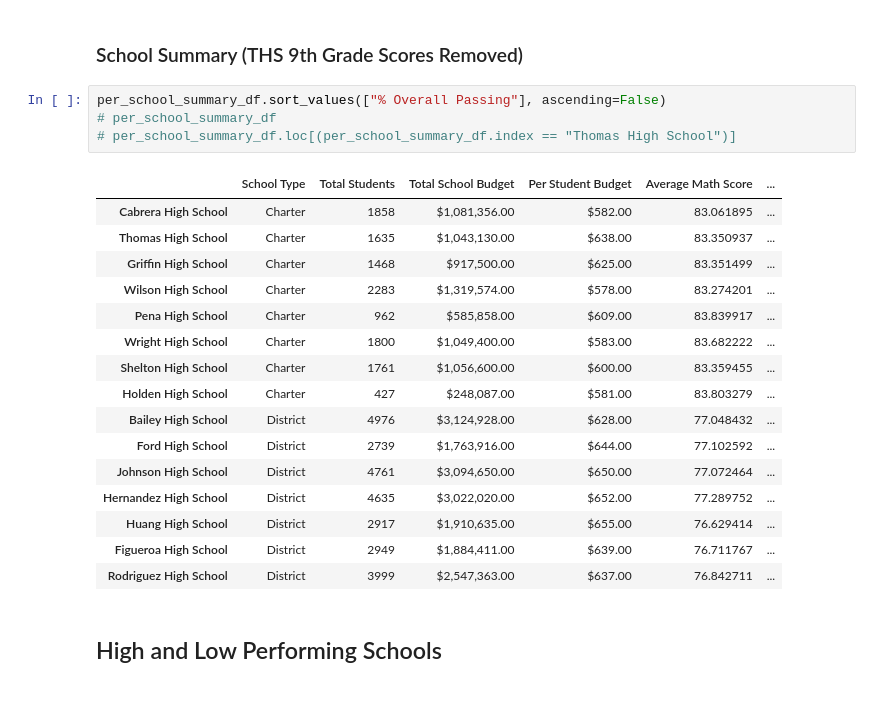
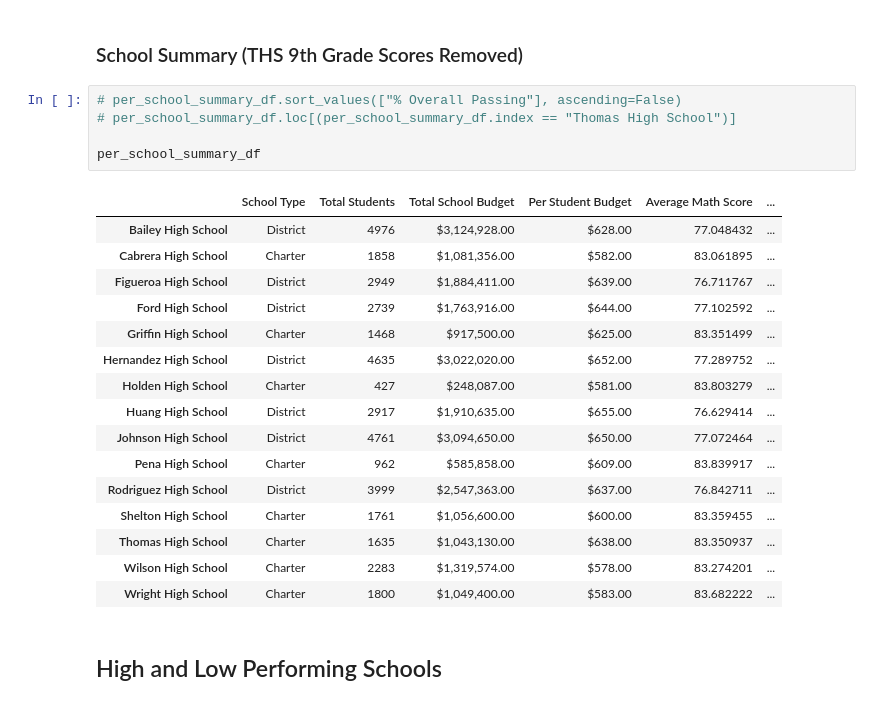
Before and after one commit to amykatherines/School_District_Analysis, a Jupyter notebook: PyCitySchools_Challenge.ipynb, the cells around one changed output. Drawn from its saved outputs; the diff is of its cells as text.

```diff
--- a/PyCitySchools_Challenge.ipynb
+++ b/PyCitySchools_Challenge.ipynb
@@ -250,26 +250,27 @@ per_school_summary_df.loc[(per_school_summary_df.index == "Thomas High School"),
 # %% [markdown]
 ### School Summary (THS 9th Grade Scores Removed)
 # %%
-per_school_summary_df.sort_values(["% Overall Passing"], ascending=False)
-# per_school_summary_df
+# per_school_summary_df.sort_values(["% Overall Passing"], ascending=False)
 # per_school_summary_df.loc[(per_school_summary_df.index == "Thomas High School")]
+
+per_school_summary_df
 # %% [output]
 |  | School Type | Total Students | Total School Budget | Per Student Budget | Average Math Score | ... |
+| Bailey High School | District | 4976 | $3,124,928.00 | $628.00 | 77.048432 | ... |
 | Cabrera High School | Charter | 1858 | $1,081,356.00 | $582.00 | 83.061895 | ... |
+| Figueroa High School | District | 2949 | $1,884,411.00 | $639.00 | 76.711767 | ... |
+| Ford High School | District | 2739 | $1,763,916.00 | $644.00 | 77.102592 | ... |
+| Griffin High School | Charter | 1468 | $917,500.00 | $625.00 | 83.351499 | ... |
+| Hernandez High School | District | 4635 | $3,022,020.00 | $652.00 | 77.289752 | ... |
+| Holden High School | Charter | 427 | $248,087.00 | $581.00 | 83.803279 | ... |
+| Huang High School | District | 2917 | $1,910,635.00 | $655.00 | 76.629414 | ... |
+| Johnson High School | District | 4761 | $3,094,650.00 | $650.00 | 77.072464 | ... |
+| Pena High School | Charter | 962 | $585,858.00 | $609.00 | 83.839917 | ... |
+| Rodriguez High School | District | 3999 | $2,547,363.00 | $637.00 | 76.842711 | ... |
+| Shelton High School | Charter | 1761 | $1,056,600.00 | $600.00 | 83.359455 | ... |
 | Thomas High School | Charter | 1635 | $1,043,130.00 | $638.00 | 83.350937 | ... |
-| Griffin High School | Charter | 1468 | $917,500.00 | $625.00 | 83.351499 | ... |
 | Wilson High School | Charter | 2283 | $1,319,574.00 | $578.00 | 83.274201 | ... |
-| Pena High School | Charter | 962 | $585,858.00 | $609.00 | 83.839917 | ... |
 | Wright High School | Charter | 1800 | $1,049,400.00 | $583.00 | 83.682222 | ... |
-| Shelton High School | Charter | 1761 | $1,056,600.00 | $600.00 | 83.359455 | ... |
-| Holden High School | Charter | 427 | $248,087.00 | $581.00 | 83.803279 | ... |
-| Bailey High School | District | 4976 | $3,124,928.00 | $628.00 | 77.048432 | ... |
-| Ford High School | District | 2739 | $1,763,916.00 | $644.00 | 77.102592 | ... |
-| Johnson High School | District | 4761 | $3,094,650.00 | $650.00 | 77.072464 | ... |
-| Hernandez High School | District | 4635 | $3,022,020.00 | $652.00 | 77.289752 | ... |
-| Huang High School | District | 2917 | $1,910,635.00 | $655.00 | 76.629414 | ... |
-| Figueroa High School | District | 2949 | $1,884,411.00 | $639.00 | 76.711767 | ... |
-| Rodriguez High School | District | 3999 | $2,547,363.00 | $637.00 | 76.842711 | ... |
 # %% [markdown]
 ## High and Low Performing Schools
 # %%
```
Also changed, not shown: parts of 1 cell of this notebook.
